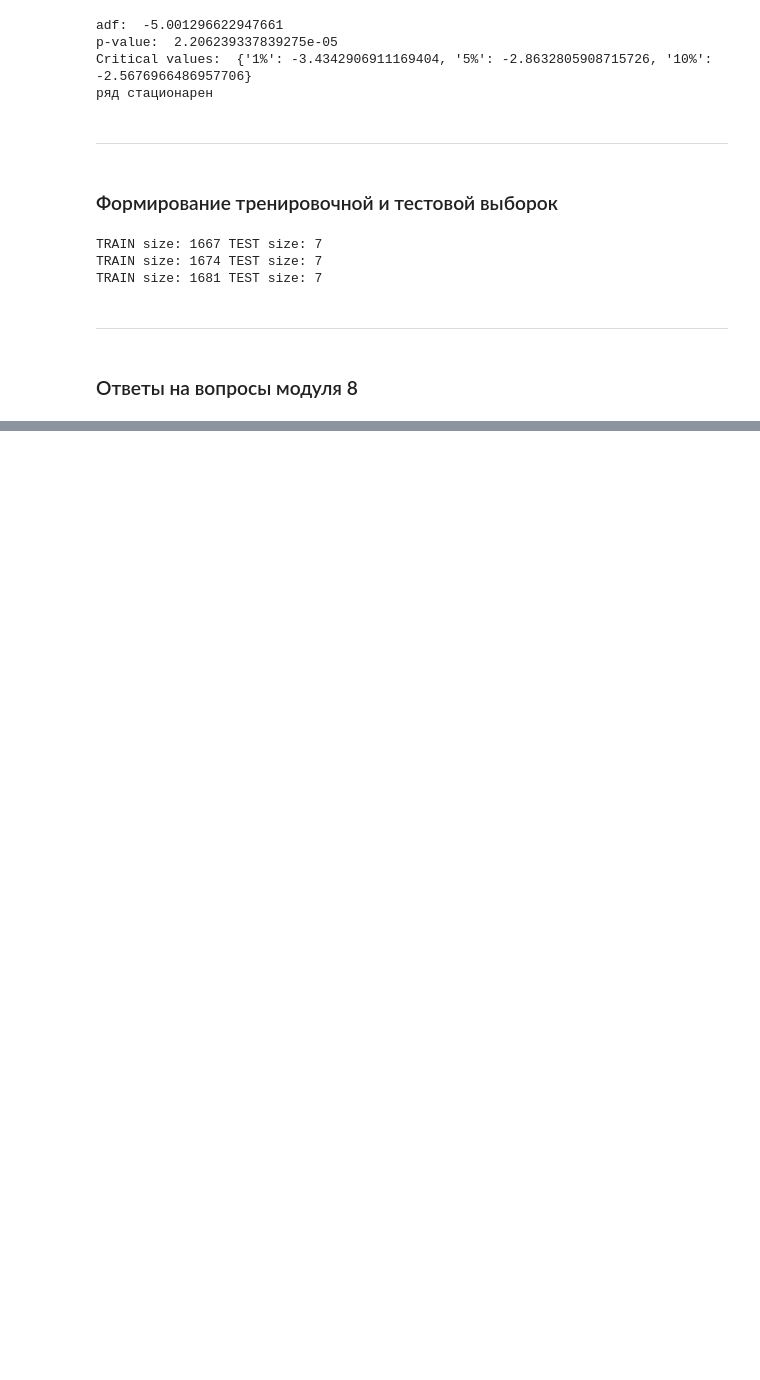
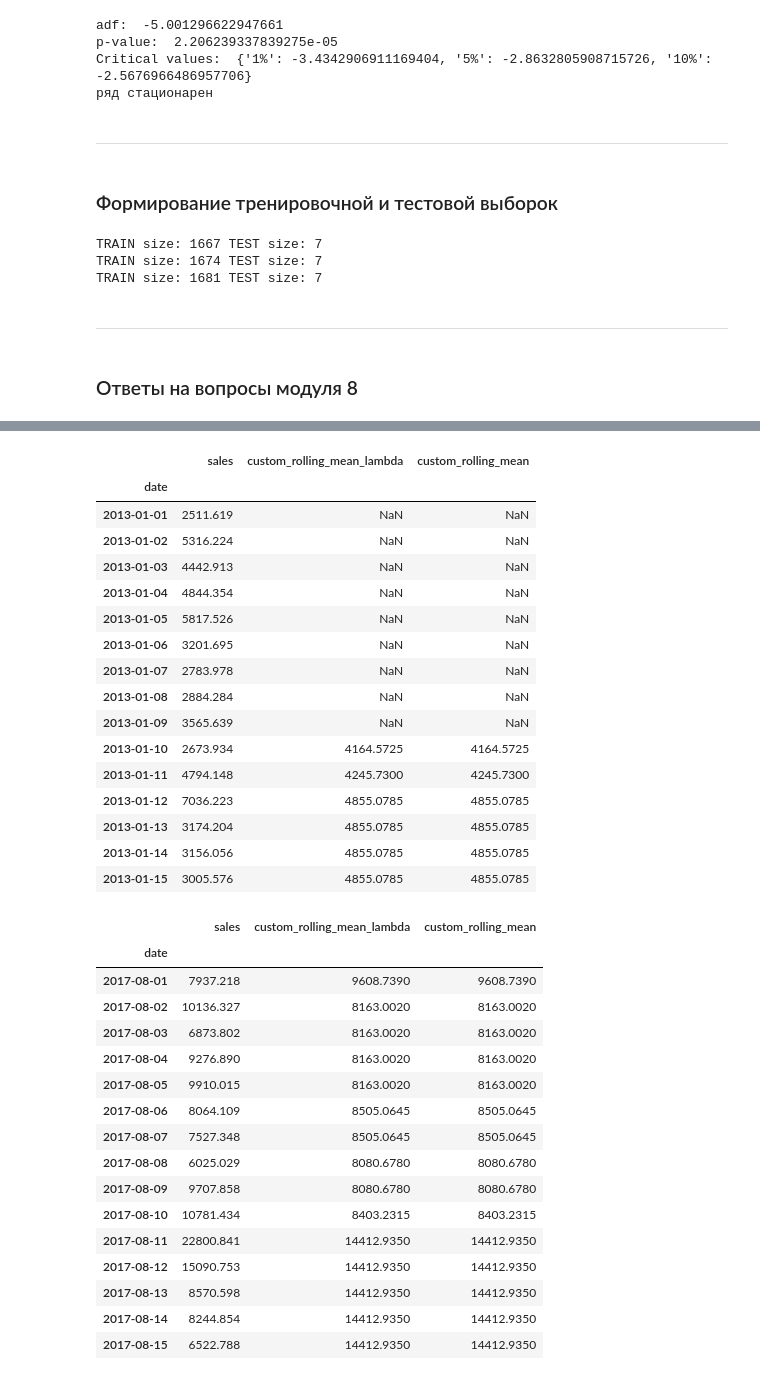
Before and after one commit to hotdonkey/data_science, a Jupyter notebook: Python/PDA-2/time_series_task.ipynb, the cells around one changed output, grey strips where cells are left out. Cells and saved outputs as stored; diff of their text form; code cells hidden in the pictures; blank space fills up the shorter version.

```diff
--- a/Python/PDA-2/time_series_task.ipynb
+++ b/Python/PDA-2/time_series_task.ipynb
@@ -218,0 +232,60 @@ Name: value, dtype: float64
+# %%
+# Реинициализируем датафрейм
+data = df_25.copy()
+
+# Напишите свою скользящую функцию, которая будет являться средним арифметическим
+# между максимальным и минимальным значением unit_sales, используя окно 10.
+
+# Через лямбда функцию
+data["custom_rolling_mean_lambda"] = (
+    data["sales"]
+    .rolling(window=10)
+    .apply(lambda x: np.mean(np.array([np.max(x), np.min(x)])))
+)
+
+
+# Через обычную
+def custom_rolling(array_data):
+    return np.mean(np.array([np.max(array_data), np.min(array_data)]))
+
+
+data["custom_rolling_mean"] = data["sales"].rolling(window=10).apply(custom_rolling)
+
+
+display(data.head(15))
+display(data.tail(15))
+# %% [output]
+|  | sales | custom_rolling_mean_lambda | custom_rolling_mean |
+| date |  |  |  |
+| 2013-01-01 | 2511.619 | NaN | NaN |
+| 2013-01-02 | 5316.224 | NaN | NaN |
+| 2013-01-03 | 4442.913 | NaN | NaN |
+| 2013-01-04 | 4844.354 | NaN | NaN |
+| 2013-01-05 | 5817.526 | NaN | NaN |
+| 2013-01-06 | 3201.695 | NaN | NaN |
+| 2013-01-07 | 2783.978 | NaN | NaN |
+| 2013-01-08 | 2884.284 | NaN | NaN |
+| 2013-01-09 | 3565.639 | NaN | NaN |
+| 2013-01-10 | 2673.934 | 4164.5725 | 4164.5725 |
+| 2013-01-11 | 4794.148 | 4245.7300 | 4245.7300 |
+| 2013-01-12 | 7036.223 | 4855.0785 | 4855.0785 |
+| 2013-01-13 | 3174.204 | 4855.0785 | 4855.0785 |
+| 2013-01-14 | 3156.056 | 4855.0785 | 4855.0785 |
+| 2013-01-15 | 3005.576 | 4855.0785 | 4855.0785 |
+|  | sales | custom_rolling_mean_lambda | custom_rolling_mean |
+| date |  |  |  |
+| 2017-08-01 | 7937.218 | 9608.7390 | 9608.7390 |
+| 2017-08-02 | 10136.327 | 8163.0020 | 8163.0020 |
+| 2017-08-03 | 6873.802 | 8163.0020 | 8163.0020 |
+| 2017-08-04 | 9276.890 | 8163.0020 | 8163.0020 |
+| 2017-08-05 | 9910.015 | 8163.0020 | 8163.0020 |
+| 2017-08-06 | 8064.109 | 8505.0645 | 8505.0645 |
+| 2017-08-07 | 7527.348 | 8505.0645 | 8505.0645 |
+| 2017-08-08 | 6025.029 | 8080.6780 | 8080.6780 |
+| 2017-08-09 | 9707.858 | 8080.6780 | 8080.6780 |
+| 2017-08-10 | 10781.434 | 8403.2315 | 8403.2315 |
+| 2017-08-11 | 22800.841 | 14412.9350 | 14412.9350 |
+| 2017-08-12 | 15090.753 | 14412.9350 | 14412.9350 |
+| 2017-08-13 | 8570.598 | 14412.9350 | 14412.9350 |
+| 2017-08-14 | 8244.854 | 14412.9350 | 14412.9350 |
+| 2017-08-15 | 6522.788 | 14412.9350 | 14412.9350 |
```
Also changed, not shown: parts of 10 cells of this notebook, 1 other file.
